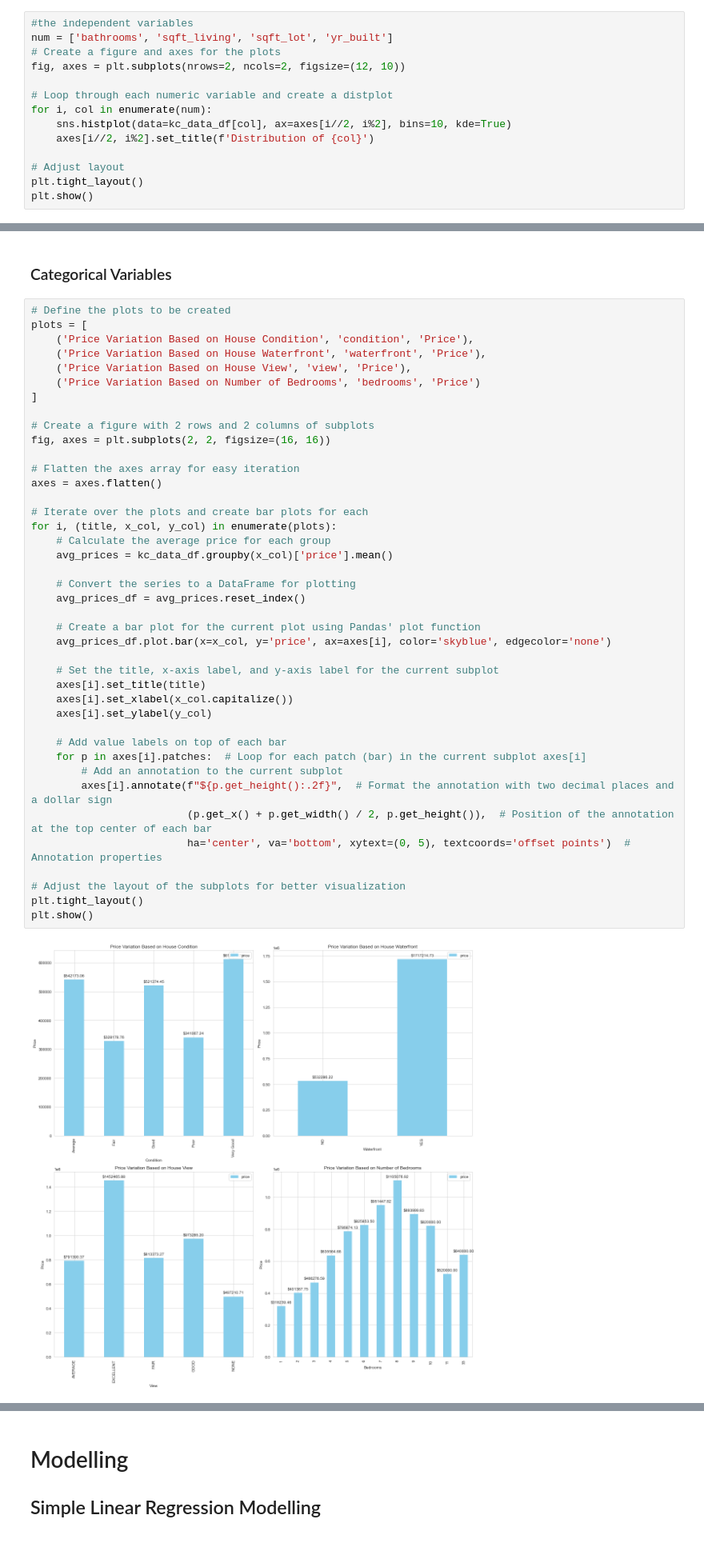
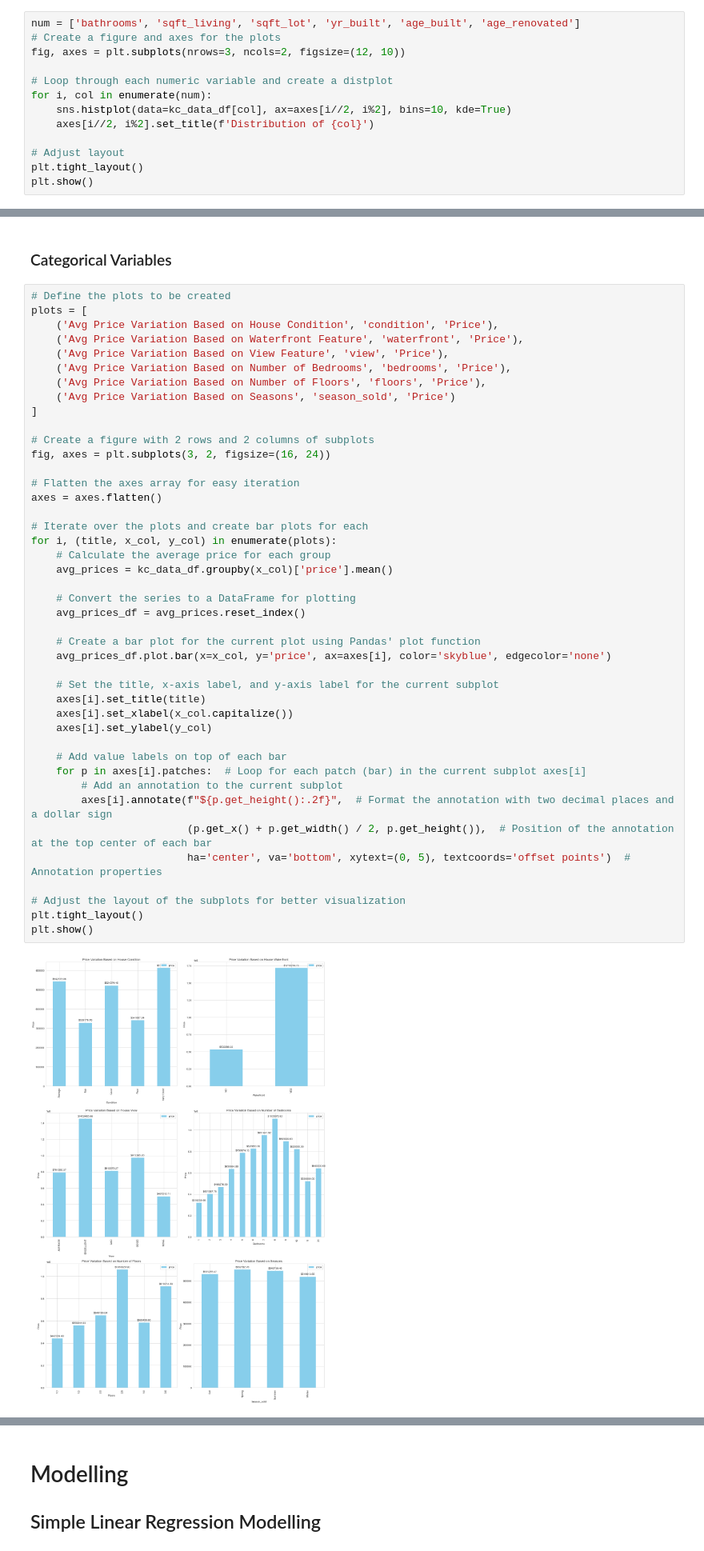
Before and after one commit to ggeorgekkariuki/Kings-Country-Housing-Project, a Jupyter notebook: student.ipynb, the cells around one changed output, grey strips where cells are left out. Shown at 80% size. Drawn from its saved outputs; the diff is of its cells as text.

Commit message:
Adding the floors and seasons visualisations

```diff
--- a/student.ipynb
+++ b/student.ipynb
@@ -689,8 +691,7 @@ plt.show()
 # %%
-#the independent variables
-num = ['bathrooms', 'sqft_living', 'sqft_lot', 'yr_built']
+num = ['bathrooms', 'sqft_living', 'sqft_lot', 'yr_built', 'age_built', 'age_renovated']
 # Create a figure and axes for the plots
-fig, axes = plt.subplots(nrows=2, ncols=2, figsize=(12, 10))
+fig, axes = plt.subplots(nrows=3, ncols=2, figsize=(12, 10))
 
 # Loop through each numeric variable and create a distplot
 for i, col in enumerate(num):
@@ -748,43 +749,45 @@ Only bathrooms and sqft_living have a linear relationship with price
 # %%
 # Define the plots to be created
 plots = [
-    ('Price Variation Based on House Condition', 'condition', 'Price'),
-    ('Price Variation Based on House Waterfront', 'waterfront', 'Price'),
-    ('Price Variation Based on House View', 'view', 'Price'),
-    ('Price Variation Based on Number of Bedrooms', 'bedrooms', 'Price')
+    ('Avg Price Variation Based on House Condition', 'condition', 'Price'),
+    ('Avg Price Variation Based on Waterfront Feature', 'waterfront', 'Price'),
+    ('Avg Price Variation Based on View Feature', 'view', 'Price'),
+    ('Avg Price Variation Based on Number of Bedrooms', 'bedrooms', 'Price'),
+    ('Avg Price Variation Based on Number of Floors', 'floors', 'Price'),
+    ('Avg Price Variation Based on Seasons', 'season_sold', 'Price')
 ]
 
 # Create a figure with 2 rows and 2 columns of subplots
-fig, axes = plt.subplots(2, 2, figsize=(16, 16))
+fig, axes = plt.subplots(3, 2, figsize=(16, 24))
 
 # Flatten the axes array for easy iteration
 axes = axes.flatten()
 
 # Iterate over the plots and create bar plots for each
 for i, (title, x_col, y_col) in enumerate(plots):
     # Calculate the average price for each group
     avg_prices = kc_data_df.groupby(x_col)['price'].mean()
 
     # Convert the series to a DataFrame for plotting
     avg_prices_df = avg_prices.reset_index()
 
     # Create a bar plot for the current plot using Pandas' plot function
     avg_prices_df.plot.bar(x=x_col, y='price', ax=axes[i], color='skyblue', edgecolor='none')
 
     # Set the title, x-axis label, and y-axis label for the current subplot
     axes[i].set_title(title)
     axes[i].set_xlabel(x_col.capitalize())
     axes[i].set_ylabel(y_col)
 
     # Add value labels on top of each bar
     for p in axes[i].patches:  # Loop for each patch (bar) in the current subplot axes[i]
         # Add an annotation to the current subplot
         axes[i].annotate(f"${p.get_height():.2f}",  # Format the annotation with two decimal places and a dollar sign
                          (p.get_x() + p.get_width() / 2, p.get_height()),  # Position of the annotation at the top center of each bar
                          ha='center', va='bottom', xytext=(0, 5), textcoords='offset points')  # Annotation properties
 
 # Adjust the layout of the subplots for better visualization
 plt.tight_layout()
 plt.show()
 # %% [output]
-[figure, old version]
+[figure, new version]
```
Also changed, not shown: parts of 6 cells of this notebook.
